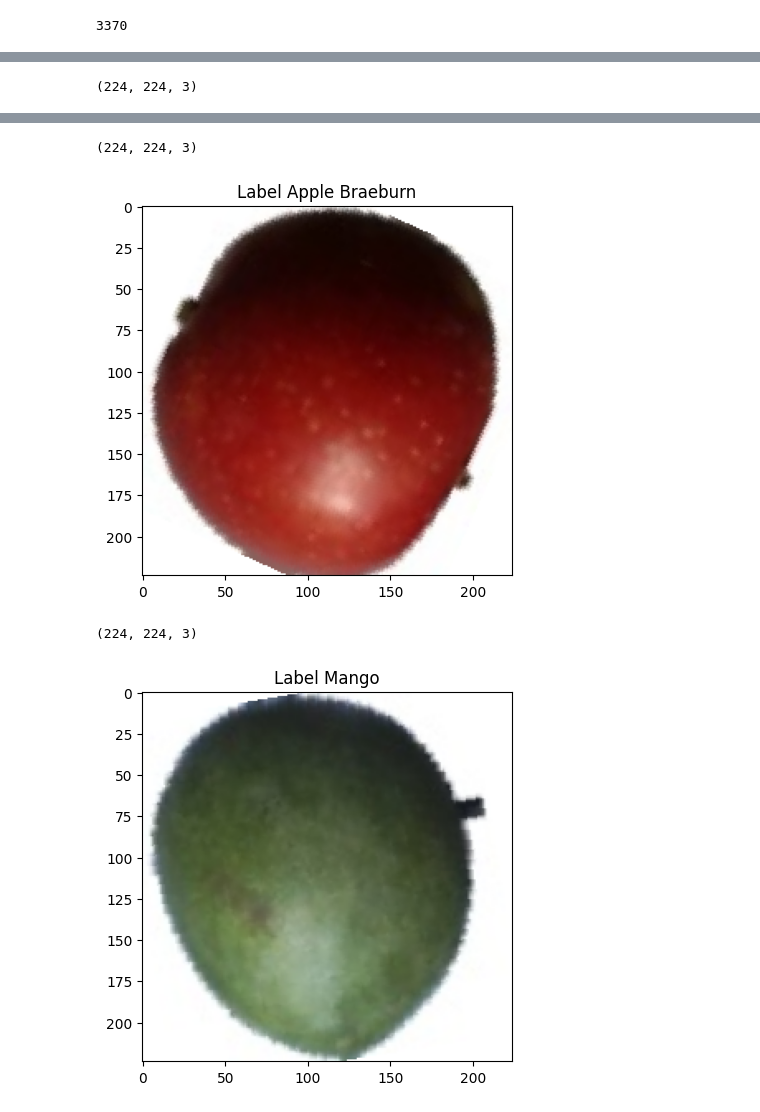
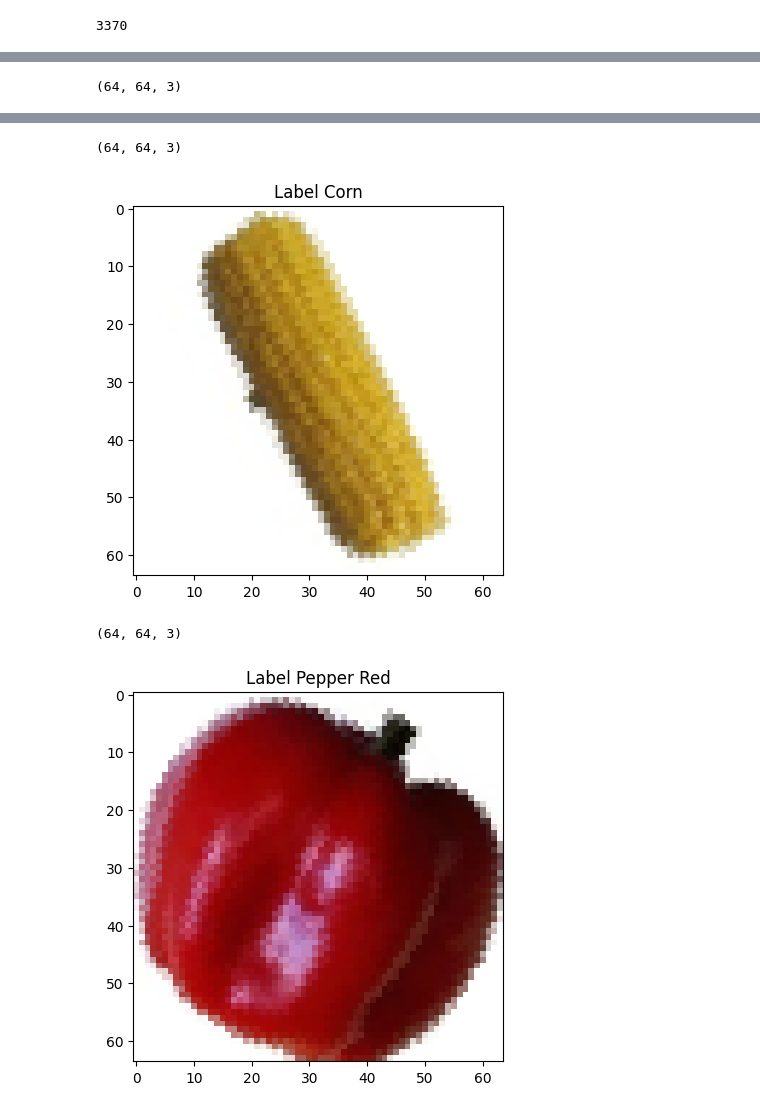
Before and after one commit to Nikita36699/ITStep-AI, a Jupyter notebook: homework-nn.ipynb, the cells around one changed output, grey strips where cells are left out. Drawn from its saved outputs; the diff is of its cells as text; code cells hidden in the pictures.

```diff
--- a/homework-nn.ipynb
+++ b/homework-nn.ipynb
@@ -56,6 +56,6 @@ img
 # %%
 train_transform = transforms.Compose([
-    transforms.Resize((224, 224)),
+    transforms.Resize((64, 64)),
     transforms.RandomRotation(180, fill=255),
     transforms.RandomHorizontalFlip(p=0.5),
     transforms.ToTensor()
@@ -67,6 +67,6 @@ torch.Size([3, 224, 224])
 # %%
 test_transform = transforms.Compose(
-    [transforms.Resize([224, 224]),
+    [transforms.Resize([64, 64]),
     transforms.ToTensor()
     ]
 )
@@ -160,11 +160,11 @@ for i in range(3):  # Show 3 images
     print(img.shape)
 
     # Get the label name from the dataset class labels
-    label = dataset0.classes[y]
+    label = dataset.classes[y]
 
     # Plot the image with a title (including label name)
     plt.imshow(img)
     plt.title(f"Label {label}")
     plt.show()
 # %% [output]
-(224, 224, 3)
+(64, 64, 3)
@@ -172,7 +172,7 @@ for i in range(3):  # Show 3 images
-(224, 224, 3)
+(64, 64, 3)
-[figure, old version]
+[figure, new version]
-(224, 224, 3)
+(64, 64, 3)
-[figure, old version]
+[figure, new version]
 # %%
 from torchvision.utils import make_grid
 
```
Also changed, not shown: parts of 15 cells of this notebook.
